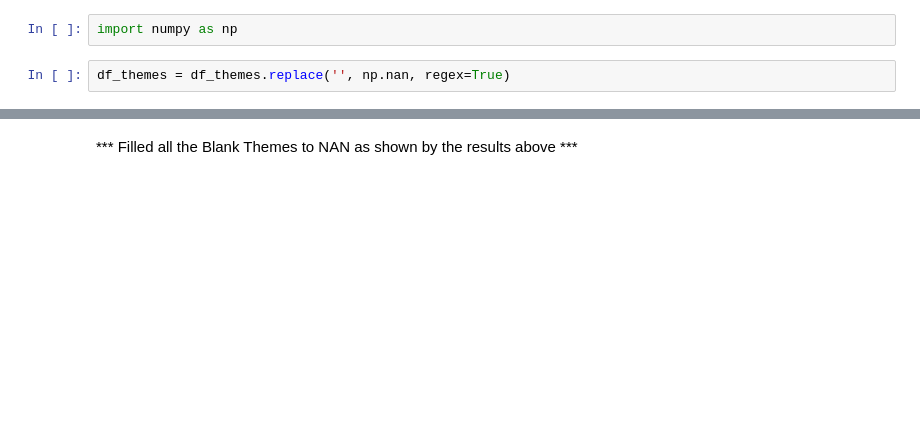
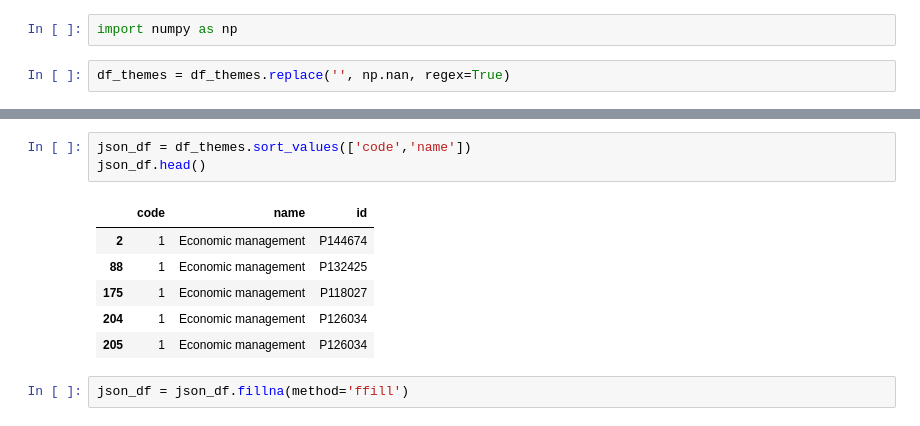
Before and after one commit to ravic1982/Springboard-Exercise, a Jupyter notebook: sliderule_dsi_json_exercise.ipynb, the cells around one changed output, grey strips where cells are left out. Cells and saved outputs as stored; diff of their text form; blank space fills up the shorter version.

```diff
--- a/sliderule_dsi_json_exercise.ipynb
+++ b/sliderule_dsi_json_exercise.ipynb
@@ -179,2 +142,12 @@ df_themes
-# %% [markdown]
-*** Filled all the Blank Themes to NAN as shown by the results above ***
+# %%
+json_df = df_themes.sort_values(['code','name'])
+json_df.head()
+# %% [output]
+|  | code | name | id |
+| 2 | 1 | Economic management | P144674 |
+| 88 | 1 | Economic management | P132425 |
+| 175 | 1 | Economic management | P118027 |
+| 204 | 1 | Economic management | P126034 |
+| 205 | 1 | Economic management | P126034 |
+# %%
+json_df = json_df.fillna(method='ffill')
```
Also changed, not shown: parts of 6 cells of this notebook.
